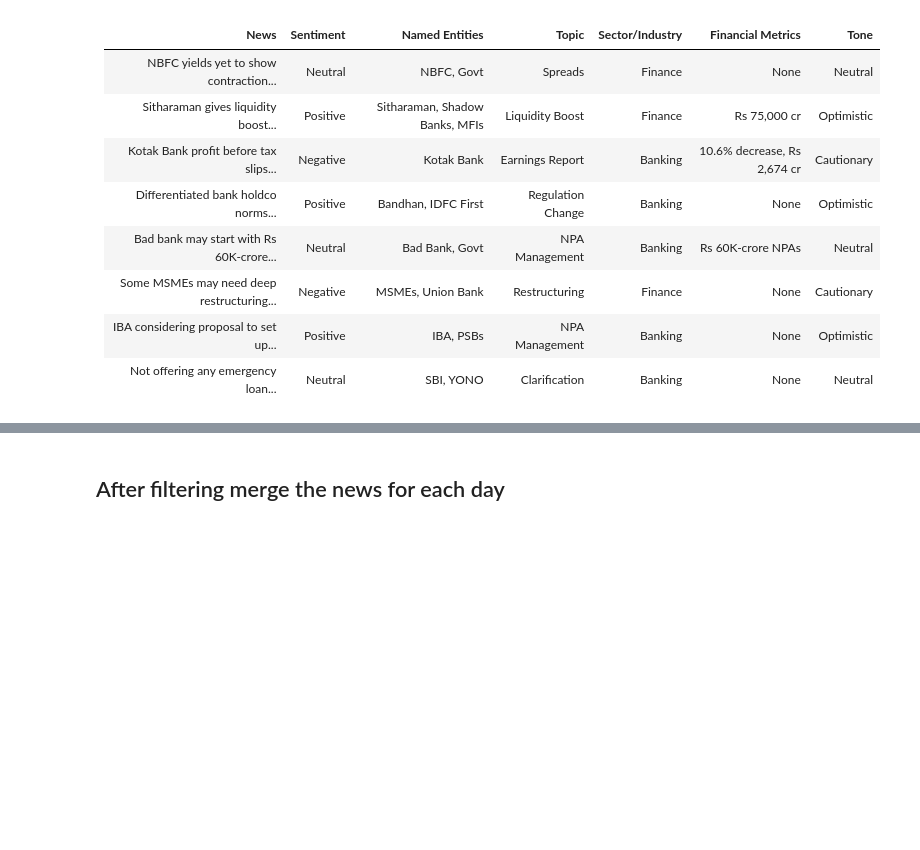
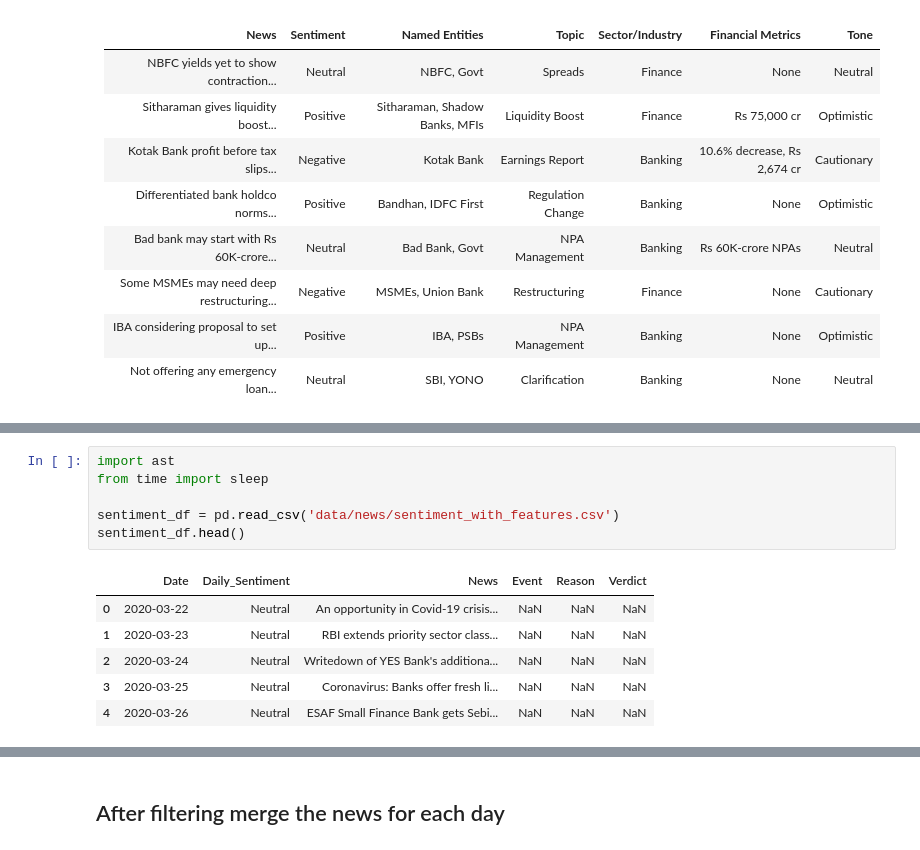
Before and after one commit to sachinprasanna7/Stock-Movement-Prediction-using-Spectrograms-Technical-Indicators-and-News, a Jupyter notebook: load_financia_news.ipynb, the cells around one changed output, grey strips where cells are left out. Saved outputs shown, nothing was run; the diff lists cells and outputs as text; blank space fills up the shorter version.

```diff
--- a/load_financia_news.ipynb
+++ b/load_financia_news.ipynb
@@ -128,0 +197,13 @@ for headline in df['Title'].head(10):
+# %%
+import ast
+from time import sleep
+
+sentiment_df = pd.read_csv('data/news/sentiment_with_features.csv')
+sentiment_df.head()
+# %% [output]
+|  | Date | Daily_Sentiment | News | Event | Reason | Verdict |
+| 0 | 2020-03-22 | Neutral | An opportunity in Covid-19 crisis... | NaN | NaN | NaN |
+| 1 | 2020-03-23 | Neutral | RBI extends priority sector class... | NaN | NaN | NaN |
+| 2 | 2020-03-24 | Neutral | Writedown of YES Bank's additiona... | NaN | NaN | NaN |
+| 3 | 2020-03-25 | Neutral | Coronavirus: Banks offer fresh li... | NaN | NaN | NaN |
+| 4 | 2020-03-26 | Neutral | ESAF Small Finance Bank gets Sebi... | NaN | NaN | NaN |
```
Also changed, not shown: parts of 9 cells of this notebook, 3 other files.
